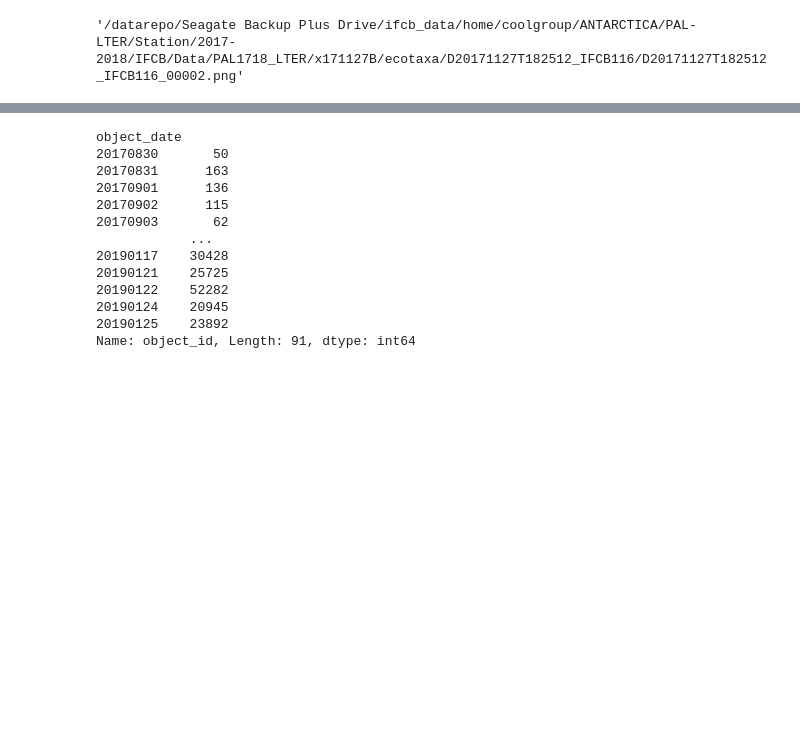
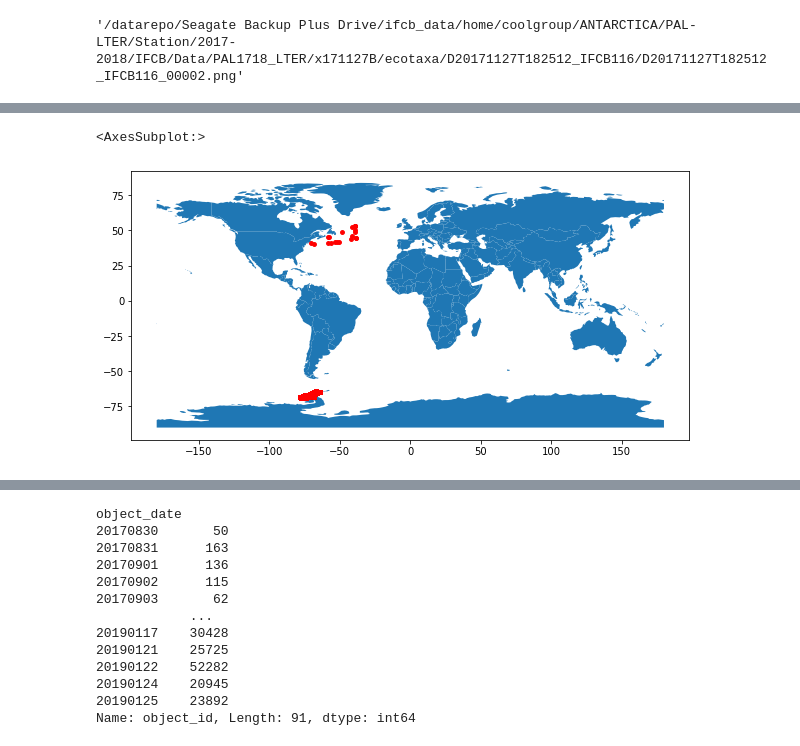
Before and after one commit to patrickcgray/deep_ifcb, a Jupyter notebook: python/Data Exploration.ipynb, the cells around one changed output, grey strips where cells are left out. Saved outputs shown, nothing was run; the diff lists cells and outputs as text; code cells hidden in the pictures; blank space fills up the shorter version.

```diff
--- a/python/Data Exploration.ipynb
+++ b/python/Data Exploration.ipynb
@@ -46,0 +103,8 @@ img_md_subset[img_md_subset['object_date'] == 20171127]
+# %%
+from shapely.geometry import Point
+import geopandas as gpd
+from geopandas import GeoDataFrame
+
+geometry = [Point(xy) for xy in zip(img_md_subset['object_lon'], img_md_subset['object_lat'])]
+gdf = GeoDataFrame(img_md_subset, geometry=geometry)
+gdf.head()
@@ -46,0 +113,11 @@ img_md_subset[img_md_subset['object_date'] == 20171127]
+# %%
+import matplotlib.pyplot as plt
+
+fig, ax = plt.subplots(figsize=(10, 10))
+
+world = gpd.read_file(gpd.datasets.get_path('naturalearth_lowres'))
+world.plot(figsize=(10, 6), ax=ax)
+gdf.sample(n=10000).plot(ax=ax, marker='o', color='red', markersize=15)
+# %% [output]
+<AxesSubplot:>
+[figure, added]
```
Also changed, not shown: parts of 59 cells of this notebook, 2 other files.
